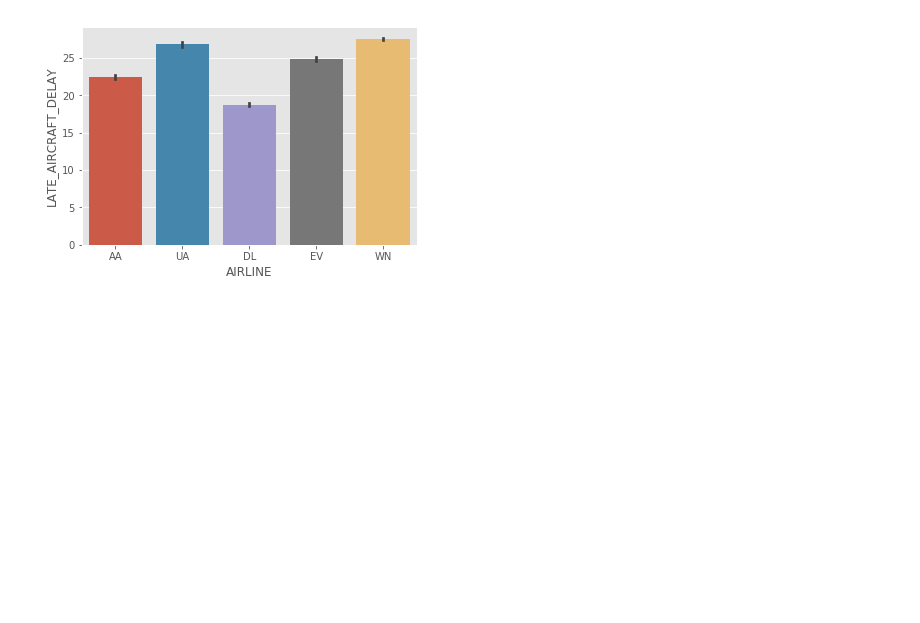
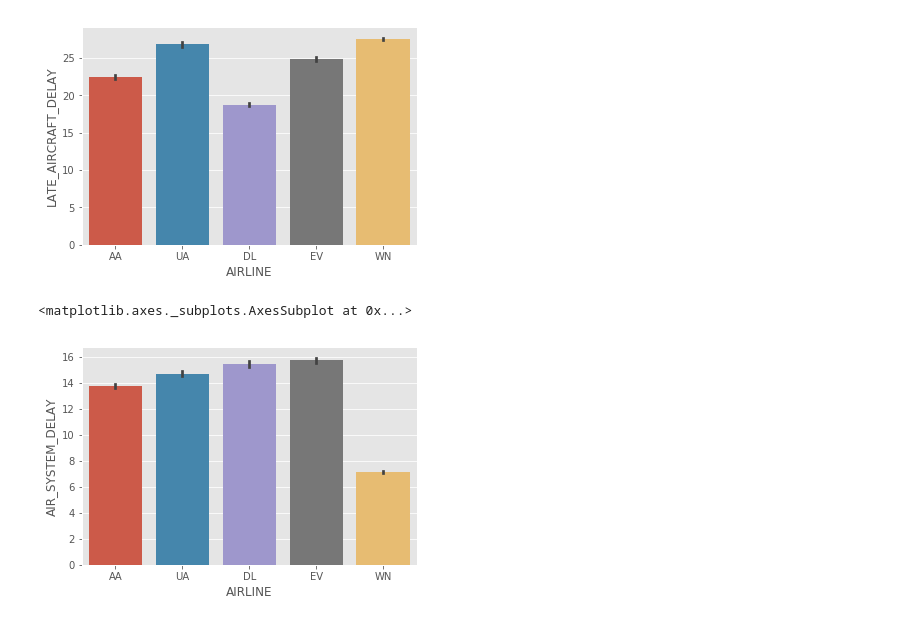
Before and after one commit to julepe7993/byu_econ_applied_machine_learning, a Jupyter notebook: homeworks/Homework_1_JAlvarez.ipynb, the cells around one changed output. Cells and saved outputs as stored; diff of their text form; code cells hidden in the pictures; blank space fills up the shorter version.

```diff
--- a/homeworks/Homework_1_JAlvarez.ipynb
+++ b/homeworks/Homework_1_JAlvarez.ipynb
@@ -419,3 +611,8 @@ sns.barplot(flights_df.index, flights_df.LATE_AIRCRAFT_DELAY)
 # %% [output]
 <matplotlib.axes._subplots.AxesSubplot at 0x...>
 [figure]
+# %%
+sns.barplot(flights_df.index, flights_df.AIR_SYSTEM_DELAY)
+# %% [output]
+<matplotlib.axes._subplots.AxesSubplot at 0x...>
+[figure, added]
```
Also changed, not shown: parts of 44 cells of this notebook.
